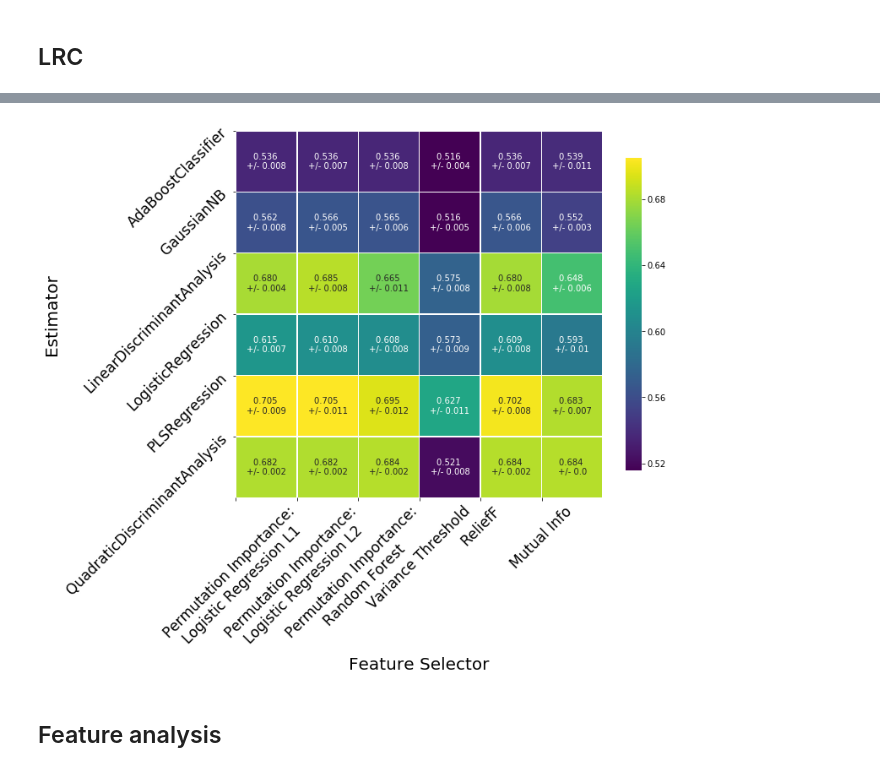
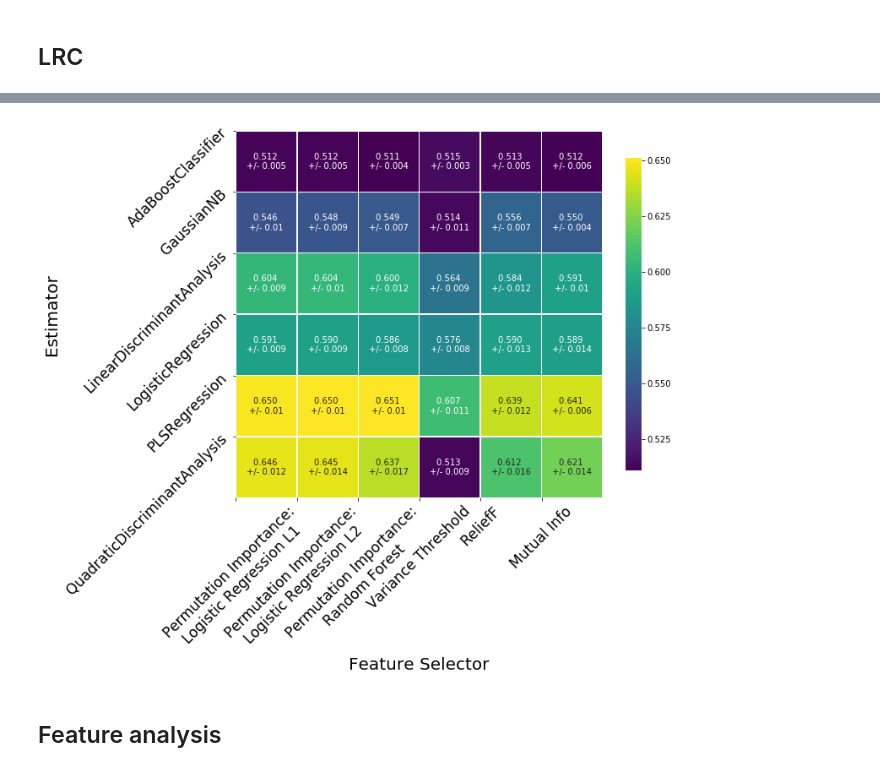
Before and after one commit to GSEL9/head-and-neck, a Jupyter notebook: ipynbs/results_exploration.ipynb, the cells around one changed output, grey strips where cells are left out. Cells and saved outputs as stored; diff of their text form; code cells hidden in the pictures.

```diff
--- a/ipynbs/results_exploration.ipynb
+++ b/ipynbs/results_exploration.ipynb
@@ -106,7 +107,7 @@ X.shape
 ## PFS
 # %%
 pfs_results_raw = pd.read_csv(
-    './../../data/fallback/results/results_pfs.csv', index_col=0
+    './../../data/clinical_experiment/results/clin_results_dfs.csv', index_col=0
 )
 pfs_results_raw.head()
 # %% [output]
@@ -163,7 +166,7 @@ plt.savefig(
 ## LRC
 # %%
 lrc_results_raw = pd.read_csv(
-    './../../data/fallback/results/results_lrc.csv', index_col=0
+    './../../data/clinical_experiment/results/clin_results_lrc.csv', index_col=0
 )
 lrc_results_raw.head()
 # %% [output]
@@ -187,35 +190,35 @@ for row_num, (model_name, model_grp) in enumerate(lrc_results_raw.groupby('model
 plt.figure(figsize=(11, 11))
 axis = sns.heatmap(
     avg_lrc_results,
     vmin=np.nanmin(avg_lrc_results), vmax=np.nanmax(avg_lrc_results),
     cmap=plt.cm.viridis, robust=True,
     annot=True, fmt = '.3f', square=1, linewidth=.5, cbar=True,
     cbar_kws={'shrink': 0.6},
 )
 plt.ylabel('Estimator', fontsize=20)
 plt.xlabel('Feature Selector', fontsize=20)
 plt.xticks(
     range(np.size(selector_names)), selector_names,
     rotation='45', fontsize=17, x='right', va='top',
 )
 plt.yticks(
     range(np.size(model_names)), model_names,
     rotation='45', fontsize=17, y=-0.5
 )
 for num, value in enumerate(axis.texts):
     value.set_text('{} \n+/- {}'.format(
         value.get_text(),
         np.round(std_lrc_results.ravel()[num], decimals=3),
         fontsize=16
     )
 )
 plt.tight_layout()
 plt.savefig(
-    './../../data/fallback/figures/lrc_matrix.png',
+    './../../data/clinical_experiment/figures/lrr_clinical_matrix.png',
     transparent=True, dpi=400
 )
 # %% [output]
-[figure, old version]
+[figure, new version]
 # %% [markdown]
 ## Feature analysis
 # %%
```
Also changed, not shown: parts of 17 cells of this notebook, 3 other files.
